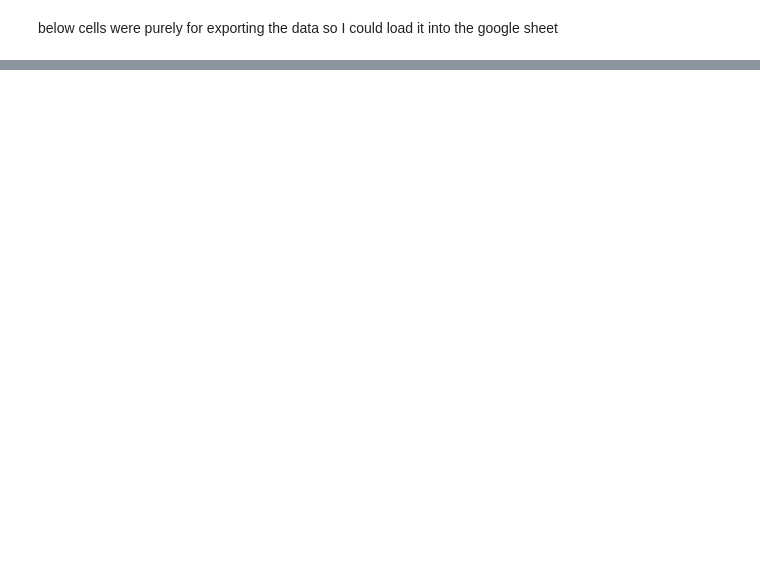
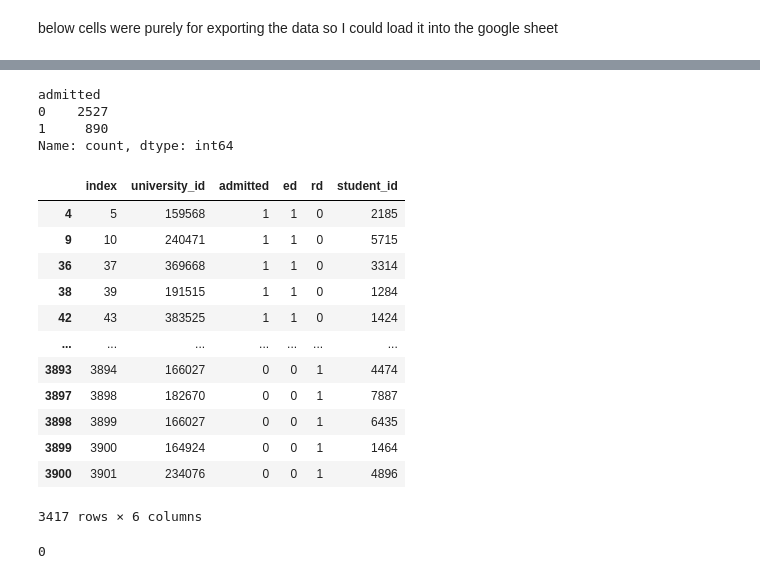
Before and after one commit to nohrg/DS5110-Final-Project, a Jupyter notebook: application.ipynb, the cells around one changed output, grey strips where cells are left out. Drawn from its saved outputs; the diff is of its cells as text; code cells hidden in the pictures; blank space fills up the shorter version.

Commit message:
updated application data, notebook
added extra code for cleaning the application data

```diff
--- a/application.ipynb
+++ b/application.ipynb
@@ -222,0 +243,27 @@ with open('students.csv', 'w', newline='') as myfile:
+# %%
+applications = applications.sort_values('ed', ascending=False)
+applications = applications.drop_duplicates(subset=['university_id', 'student_id'], keep='first')
+# %% [output]
+admitted
+0    2527
+1     890
+Name: count, dtype: int64
+# %%
+applications=pd.read_csv('applications.csv')
+applications = applications.sort_values(['admitted', 'ed'], ascending=False)
+applications = applications.drop_duplicates(subset=['university_id', 'student_id'], keep='first')
+applications
+# %% [output]
+|  | index | university_id | admitted | ed | rd | student_id |
+| 4 | 5 | 159568 | 1 | 1 | 0 | 2185 |
+| 9 | 10 | 240471 | 1 | 1 | 0 | 5715 |
+| 36 | 37 | 369668 | 1 | 1 | 0 | 3314 |
+| 38 | 39 | 191515 | 1 | 1 | 0 | 1284 |
+| 42 | 43 | 383525 | 1 | 1 | 0 | 1424 |
+| ... | ... | ... | ... | ... | ... | ... |
+| 3893 | 3894 | 166027 | 0 | 0 | 1 | 4474 |
+| 3897 | 3898 | 182670 | 0 | 0 | 1 | 7887 |
+| 3898 | 3899 | 166027 | 0 | 0 | 1 | 6435 |
+| 3899 | 3900 | 164924 | 0 | 0 | 1 | 1464 |
+| 3900 | 3901 | 234076 | 0 | 0 | 1 | 4896 |
+3417 rows × 6 columns
@@ -222,0 +282,4 @@ with open('students.csv', 'w', newline='') as myfile:
+# %%
+len(need_accepts)
+# %% [output]
+0
```
Also changed, not shown: parts of 9 cells of this notebook, 1 other file.
